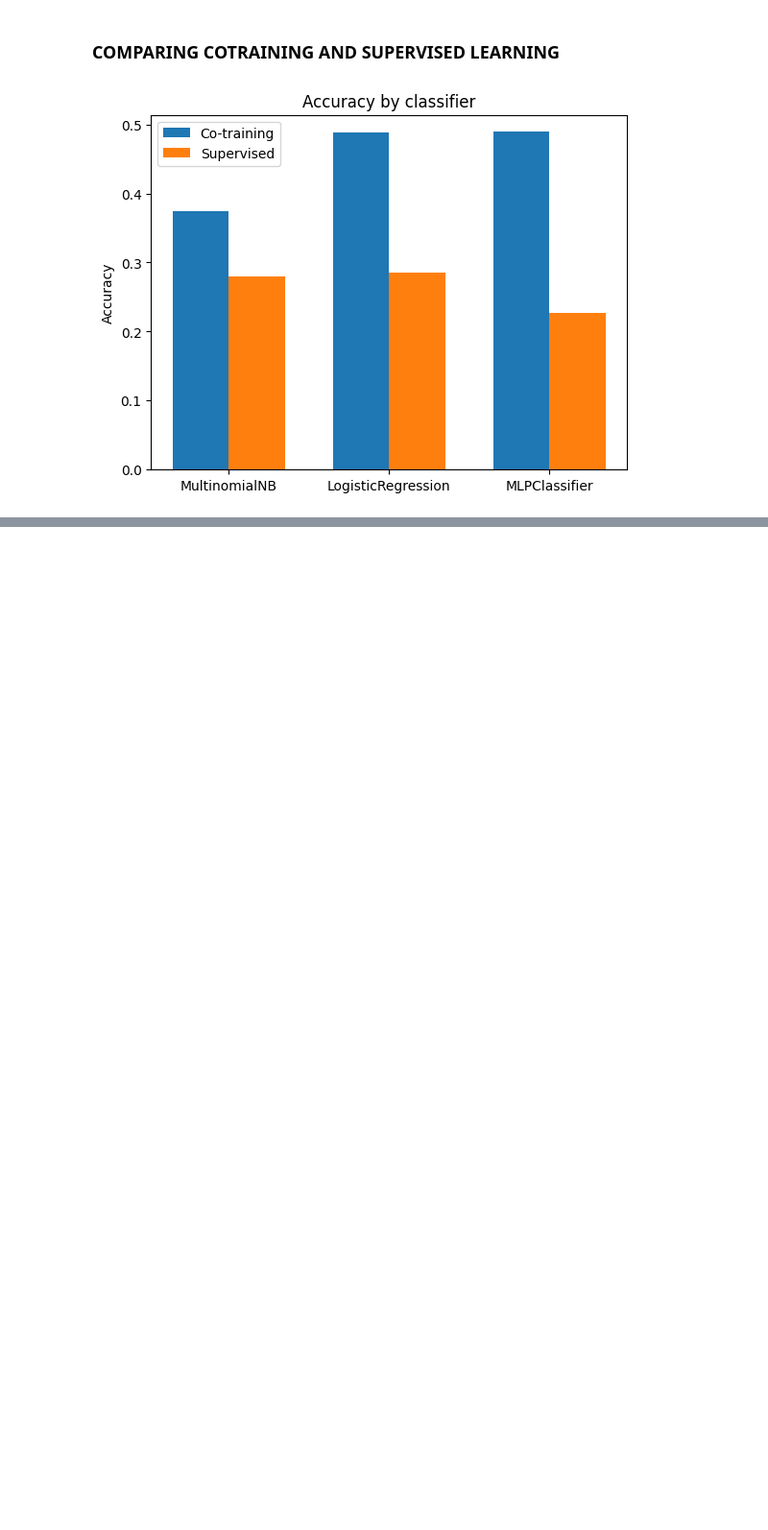
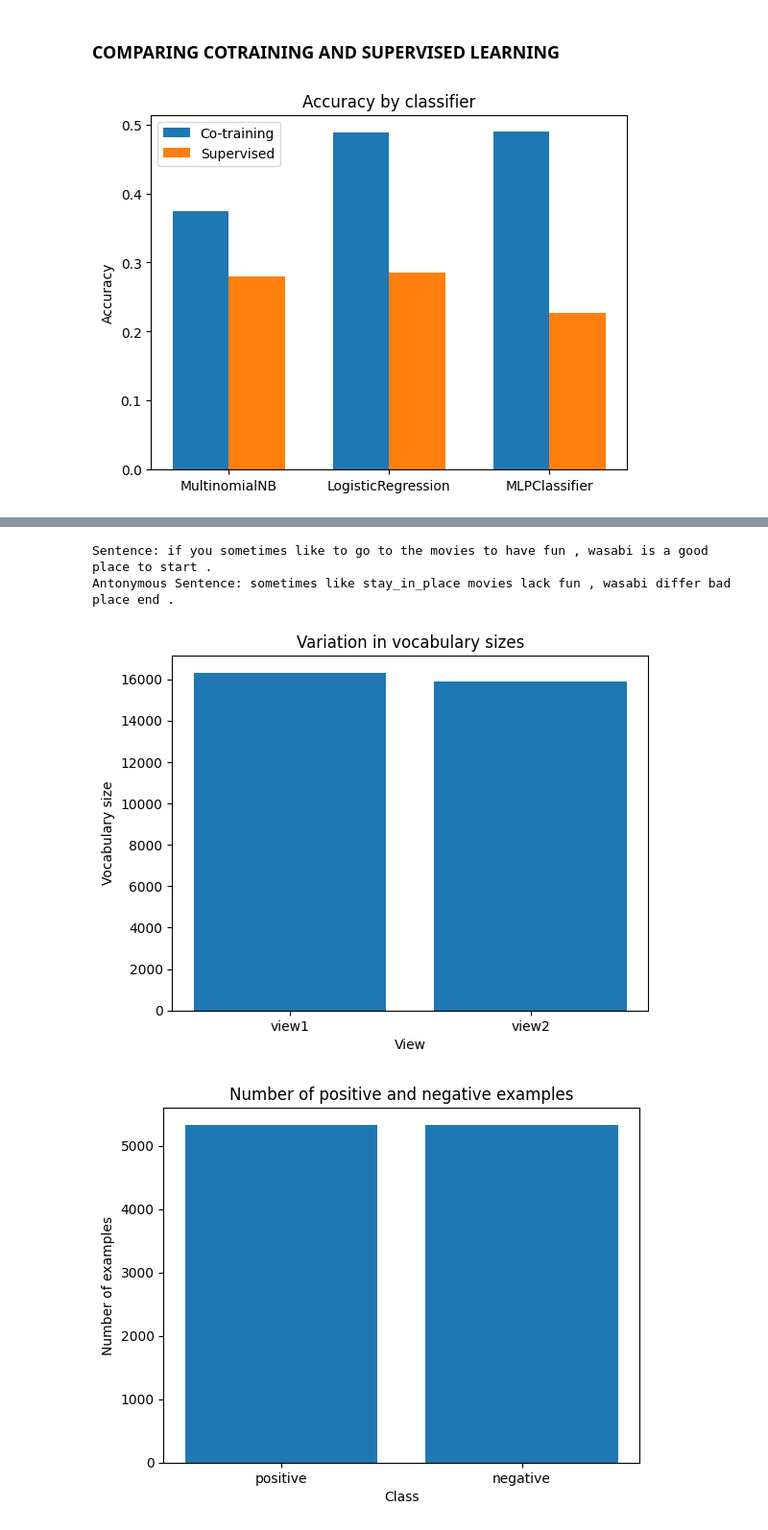
Before and after one commit to Shravya1234567/Combining_Labeled_and_Unlabeled_Data_with_Co-Training, a Jupyter notebook: project.ipynb, the cells around one changed output, grey strips where cells are left out. Shown at 96% size. Cells and saved outputs as stored; diff of their text form; code cells hidden in the pictures; blank space fills up the shorter version.

Commit message:
Added Sentence Polarity Dataset

```diff
--- a/project.ipynb
+++ b/project.ipynb
@@ -844,0 +945,47 @@ plt.show()
+# %%
+# generating the antonymous sentences in view2
+X_view2 = []
+for sentence in X_view1:
+    X_view2.append(get_antonymous_sentence(sentence))
+# %%
+print(f"Sentence: {X_view1[3].strip()}")
+print(f"Antonymous Sentence: {X_view2[3]}")
+# %% [output]
+Sentence: if you sometimes like to go to the movies to have fun , wasabi is a good place to start .
+Antonymous Sentence: sometimes like stay_in_place movies lack fun , wasabi differ bad place end .
+# %%
+# getting the bag of words for view1 and view2
+
+X_view1,vocab_view1 = get_bag_of_words(X_view1)
+X_view2,vocab_view2 = get_bag_of_words(X_view2)
+
+X_view1 = X_view1.toarray()
+X_view2 = X_view2.toarray()
+
+# label encoding
+labelencoder = LabelEncoder()
+Y = labelencoder.fit_transform(Y)
+
+Y = np.array(Y)
+
+data = {'x':[], 'y':[]}
+for i in range(len(X_view1)):
+    data['x'].append({'view1':X_view1[i], 'view2':X_view2[i]})
+    data['y'].append(Y[i])
+# %%
+# plot of vocabulary size vs view
+plt.bar(['view1','view2'],[len(vocab_view1),len(vocab_view2)])
+plt.xlabel('View')
+plt.ylabel('Vocabulary size')
+plt.title('Variation in vocabulary sizes')
+plt.show()
+
+#plot of number of positive and negative examples
+plt.bar(['positive','negative'],[np.sum(Y==0),np.sum(Y==1)])
+plt.xlabel('Class')
+plt.ylabel('Number of examples')
+plt.title('Number of positive and negative examples')
+plt.show()
+# %% [output]
+[figure, added]
+[figure, added]
```
Also changed, not shown: parts of 20 cells of this notebook.
